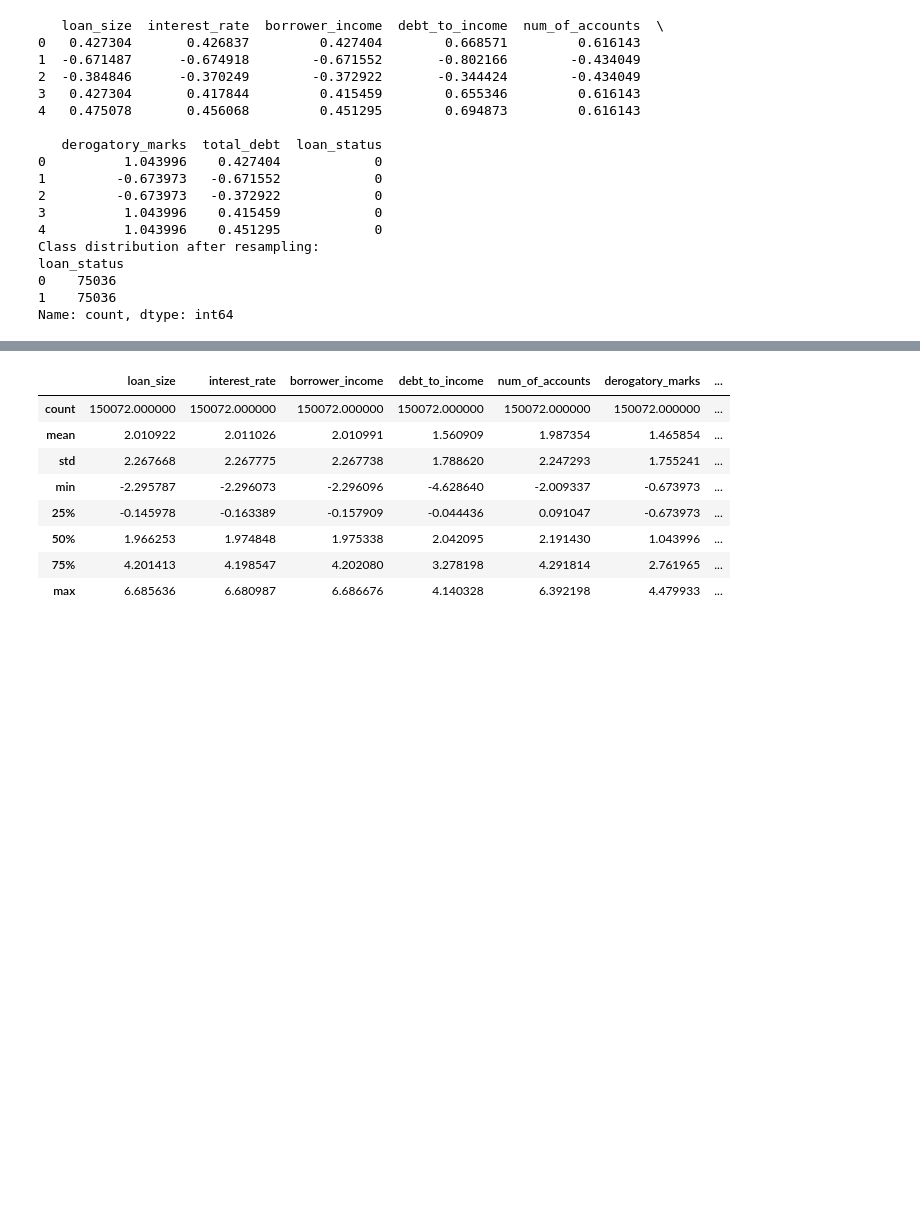
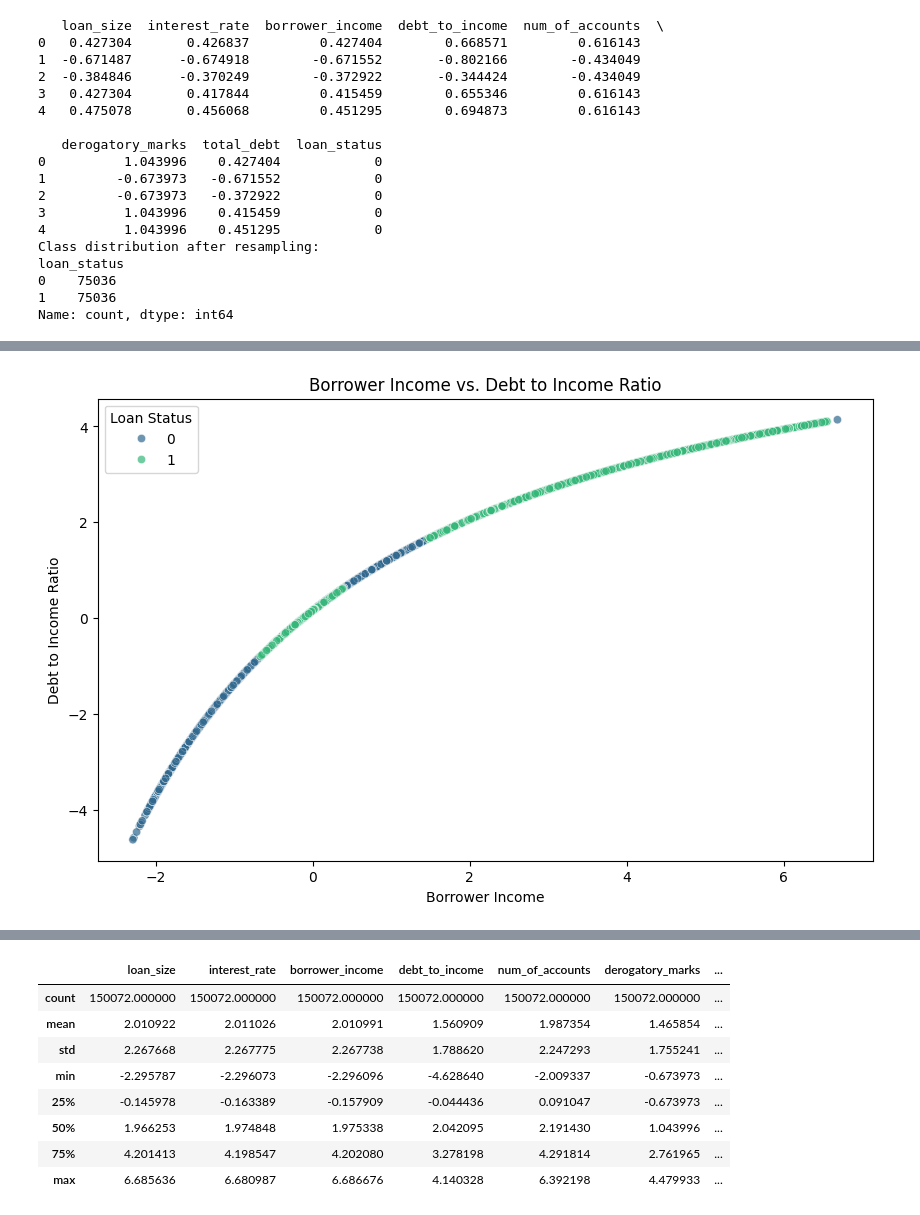
Before and after one commit to suryansh-max/PDS, a Jupyter notebook: credit-card-risk/src/main.ipynb, the cells around one changed output, grey strips where cells are left out. Saved outputs shown, nothing was run; the diff lists cells and outputs as text; code cells hidden in the pictures; blank space fills up the shorter version.

```diff
--- a/credit-card-risk/src/main.ipynb
+++ b/credit-card-risk/src/main.ipynb
@@ -155,0 +189,10 @@ Name: count, dtype: int64
+# %%
+plt.figure(figsize=(10, 6))
+sns.scatterplot(data=df, x='borrower_income', y='debt_to_income', hue='loan_status', palette='viridis', alpha=0.7)
+plt.title('Borrower Income vs. Debt to Income Ratio')
+plt.xlabel('Borrower Income')
+plt.ylabel('Debt to Income Ratio')
+plt.legend(title='Loan Status')
+plt.show()
+# %% [output]
+[figure, added]
```
Also changed, not shown: parts of 6 cells of this notebook, 2 other files.
